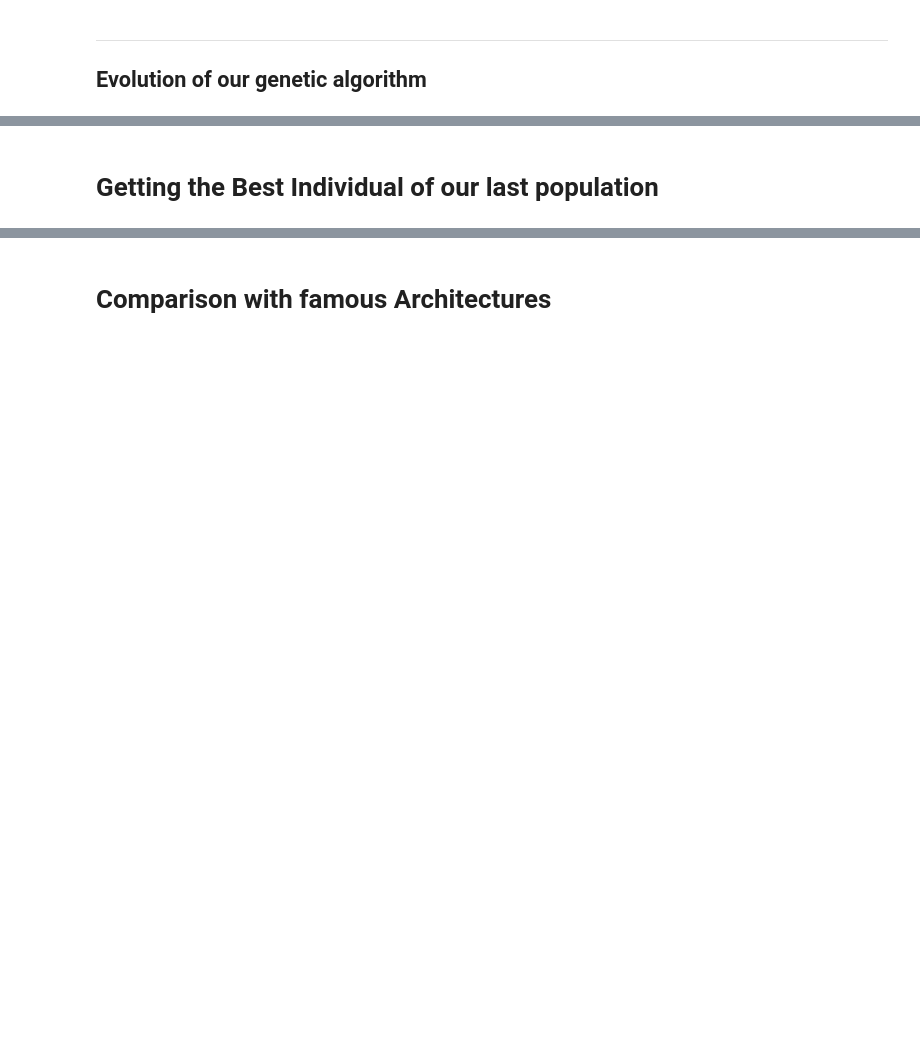
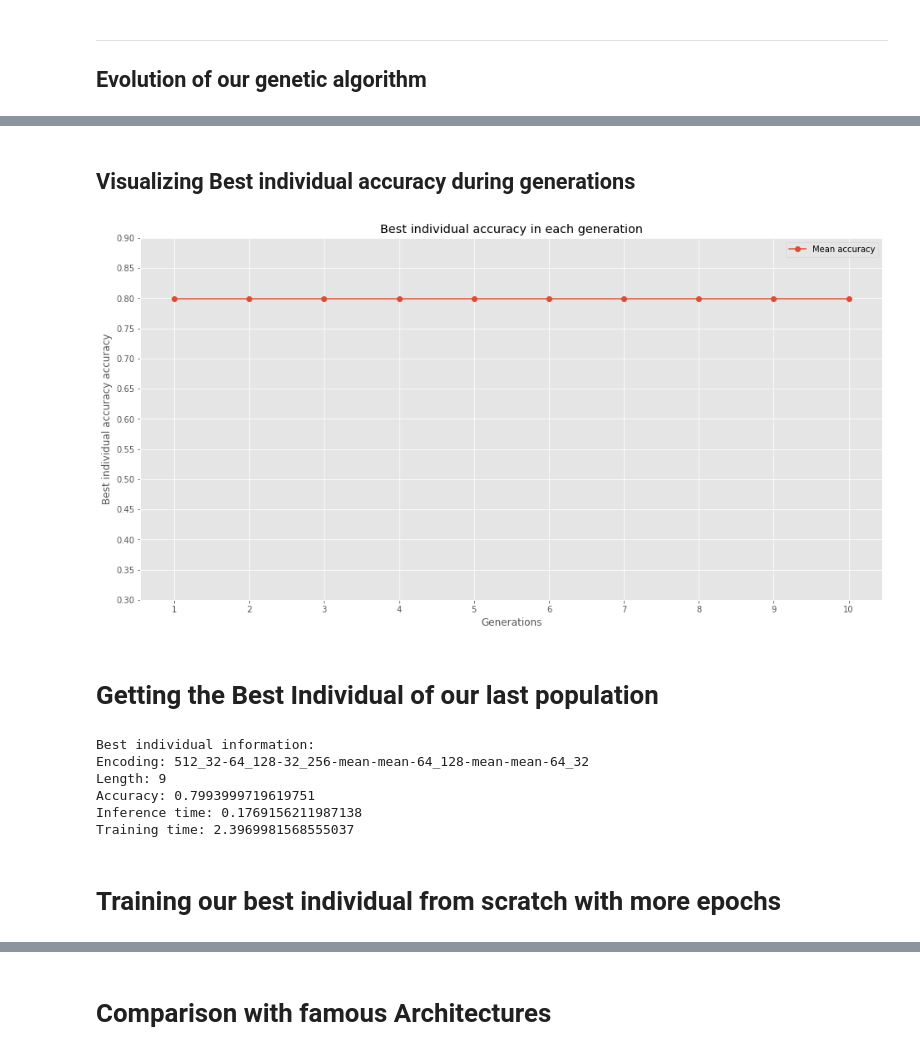
Before and after one commit to guillermovc/autocnn_with_ga, a Jupyter notebook: AutoCNN.ipynb, the cells around one changed output, grey strips where cells are left out. Saved outputs shown, nothing was run; the diff lists cells and outputs as text; code cells hidden in the pictures; blank space fills up the shorter version.

```diff
--- a/AutoCNN.ipynb
+++ b/AutoCNN.ipynb
@@ -793,2 +878,18 @@ plt.show()
+# %% [markdown]
+## Visualizing Best individual accuracy during generations
+# %%
+X = np.arange(1, num_generations+1, 1)
+y = ga.best_ind_acc_history
+plt.plot(X, y[1:], label="Mean accuracy", marker="o")
+plt.legend()
+
+plt.title("Best individual accuracy in each generation")
+plt.xlabel("Generations")
+plt.ylabel("Best individual accuracy accuracy")
+plt.yticks(np.arange(0.3, 0.95, 0.05))
+plt.xticks(np.arange(1, num_generations+1, 1))
+plt.show()
+# %% [output]
+[figure, added]
 # %% [markdown]
 # Getting the Best Individual of our last population
@@ -797,0 +896,18 @@ print(best_individual.encoding)
+# %%
+best_ind = ga.get_best_individual()
+print(f"""Best individual information:
+Encoding: {best_ind.encoding}
+Length: {best_ind.num_genes}
+Accuracy: {best_ind.accuracy}
+Inference time: {best_ind.inference_time}
+Training time: {best_ind.training_time}
+""")
+# %% [output]
+Best individual information:
+Encoding: 512_32-64_128-32_256-mean-mean-64_128-mean-mean-64_32
+Length: 9
+Accuracy: 0.7993999719619751
+Inference time: 0.1769156211987138
+Training time: 2.3969981568555037
+# %% [markdown]
+# Training our best individual from scratch with more epochs
```
Also changed, not shown: parts of 44 cells of this notebook, 2 other files.
